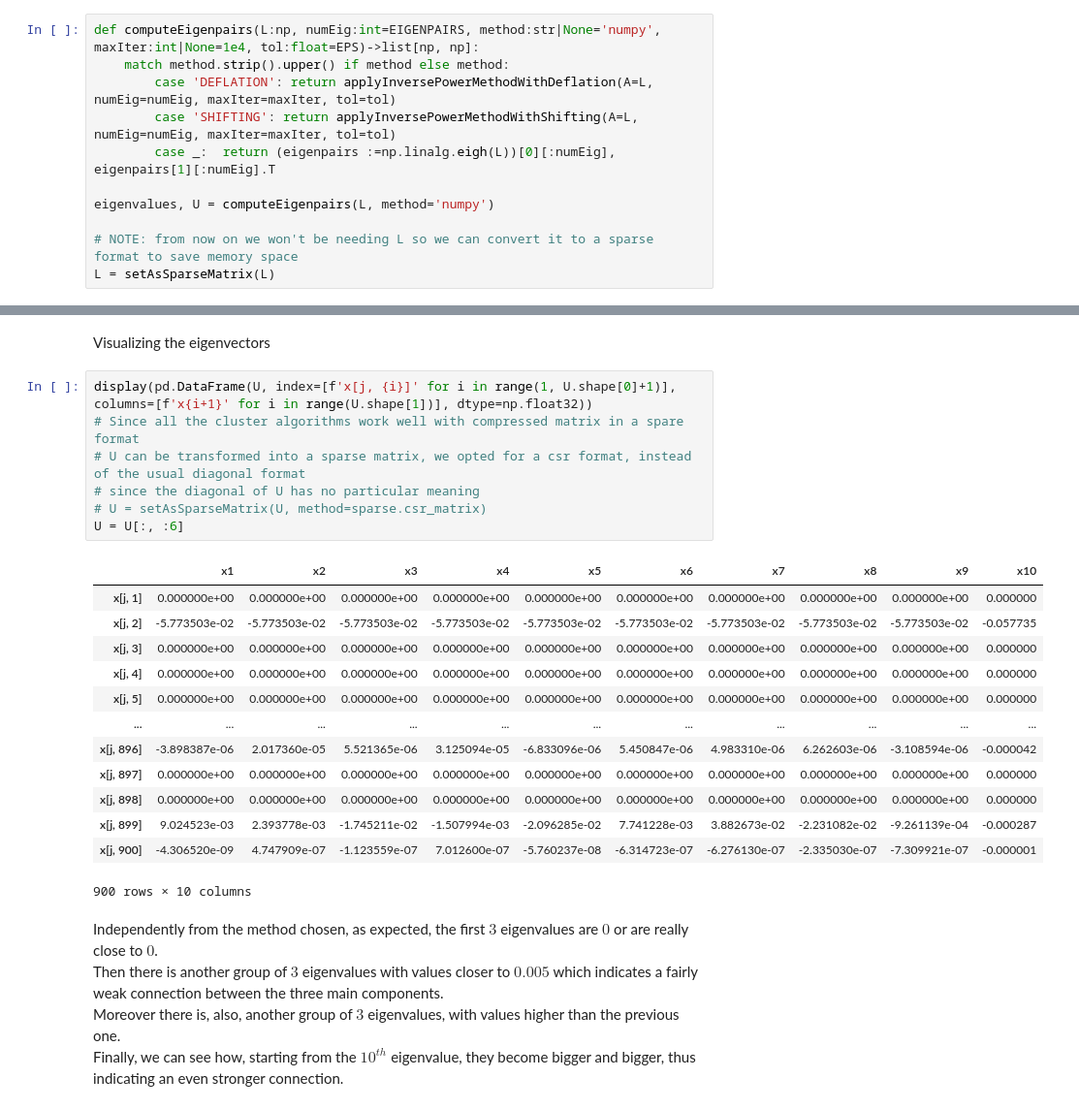
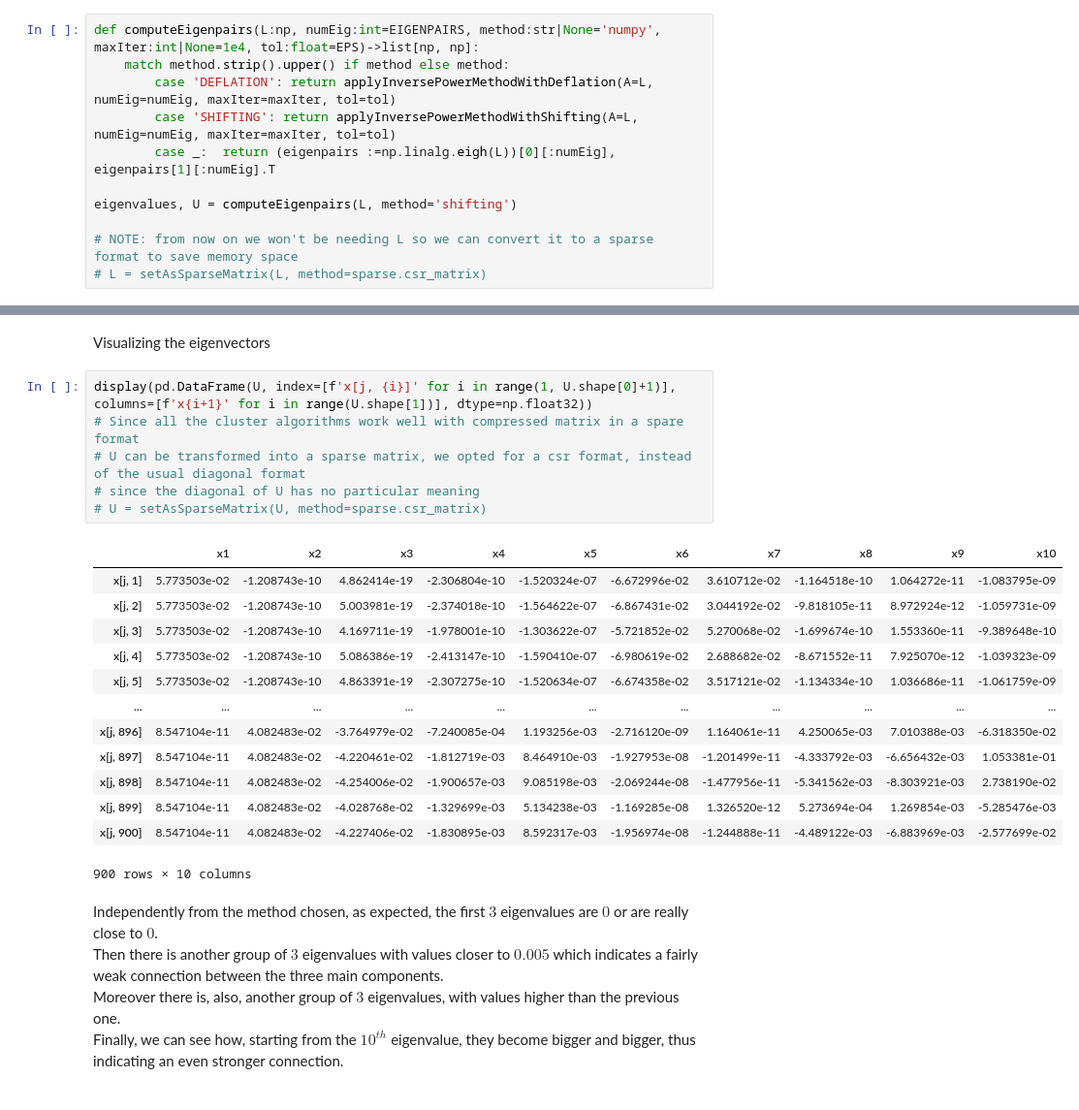
Before and after one commit to Nuzz23/02TWYSM-Computational-linear-algebra-for-large-scale-problems, a Jupyter notebook: Assignments/Berrone/HW_SC.ipynb, the cells around one changed output, grey strips where cells are left out. Shown: that part at 97% size. Drawn from its saved outputs; the diff is of its cells as text.

```diff
--- a/Assignments/Berrone/HW_SC.ipynb
+++ b/Assignments/Berrone/HW_SC.ipynb
@@ -407,10 +407,10 @@ def computeEigenpairs(L:np, numEig:int=EIGENPAIRS, method:str|None='numpy', maxI
         case 'SHIFTING': return applyInversePowerMethodWithShifting(A=L, numEig=numEig, maxIter=maxIter, tol=tol)
         case _:  return (eigenpairs :=np.linalg.eigh(L))[0][:numEig], eigenpairs[1][:numEig].T
 
-eigenvalues, U = computeEigenpairs(L, method='numpy')
+eigenvalues, U = computeEigenpairs(L, method='shifting')
 
 # NOTE: from now on we won't be needing L so we can convert it to a sparse format to save memory space
-L = setAsSparseMatrix(L)
+# L = setAsSparseMatrix(L, method=sparse.csr_matrix)
 # %% [markdown]
 Visualizing solely the eigenvalues
 # %%
@@ -433,23 +433,22 @@ Visualizing the eigenvectors
 # %%
 display(pd.DataFrame(U, index=[f'x[j, {i}]' for i in range(1, U.shape[0]+1)], columns=[f'x{i+1}' for i in range(U.shape[1])], dtype=np.float32))
 # Since all the cluster algorithms work well with compressed matrix in a spare format
 # U can be transformed into a sparse matrix, we opted for a csr format, instead of the usual diagonal format
 # since the diagonal of U has no particular meaning
 # U = setAsSparseMatrix(U, method=sparse.csr_matrix)
-U = U[:, :6]
 # %% [output]
 |  | x1 | x2 | x3 | x4 | x5 | x6 | x7 | x8 | x9 | x10 |
-| x[j, 1] | 0.000000e+00 | 0.000000e+00 | 0.000000e+00 | 0.000000e+00 | 0.000000e+00 | 0.000000e+00 | 0.000000e+00 | 0.000000e+00 | 0.000000e+00 | 0.000000 |
-| x[j, 2] | -5.773503e-02 | -5.773503e-02 | -5.773503e-02 | -5.773503e-02 | -5.773503e-02 | -5.773503e-02 | -5.773503e-02 | -5.773503e-02 | -5.773503e-02 | -0.057735 |
-| x[j, 3] | 0.000000e+00 | 0.000000e+00 | 0.000000e+00 | 0.000000e+00 | 0.000000e+00 | 0.000000e+00 | 0.000000e+00 | 0.000000e+00 | 0.000000e+00 | 0.000000 |
-| x[j, 4] | 0.000000e+00 | 0.000000e+00 | 0.000000e+00 | 0.000000e+00 | 0.000000e+00 | 0.000000e+00 | 0.000000e+00 | 0.000000e+00 | 0.000000e+00 | 0.000000 |
-| x[j, 5] | 0.000000e+00 | 0.000000e+00 | 0.000000e+00 | 0.000000e+00 | 0.000000e+00 | 0.000000e+00 | 0.000000e+00 | 0.000000e+00 | 0.000000e+00 | 0.000000 |
+| x[j, 1] | 5.773503e-02 | -1.208743e-10 | 4.862414e-19 | -2.306804e-10 | -1.520324e-07 | -6.672996e-02 | 3.610712e-02 | -1.164518e-10 | 1.064272e-11 | -1.083795e-09 |
+| x[j, 2] | 5.773503e-02 | -1.208743e-10 | 5.003981e-19 | -2.374018e-10 | -1.564622e-07 | -6.867431e-02 | 3.044192e-02 | -9.818105e-11 | 8.972924e-12 | -1.059731e-09 |
+| x[j, 3] | 5.773503e-02 | -1.208743e-10 | 4.169711e-19 | -1.978001e-10 | -1.303622e-07 | -5.721852e-02 | 5.270068e-02 | -1.699674e-10 | 1.553360e-11 | -9.389648e-10 |
+| x[j, 4] | 5.773503e-02 | -1.208743e-10 | 5.086386e-19 | -2.413147e-10 | -1.590410e-07 | -6.980619e-02 | 2.688682e-02 | -8.671552e-11 | 7.925070e-12 | -1.039323e-09 |
+| x[j, 5] | 5.773503e-02 | -1.208743e-10 | 4.863391e-19 | -2.307275e-10 | -1.520634e-07 | -6.674358e-02 | 3.517121e-02 | -1.134334e-10 | 1.036686e-11 | -1.061759e-09 |
 | ... | ... | ... | ... | ... | ... | ... | ... | ... | ... | ... |
-| x[j, 896] | -3.898387e-06 | 2.017360e-05 | 5.521365e-06 | 3.125094e-05 | -6.833096e-06 | 5.450847e-06 | 4.983310e-06 | 6.262603e-06 | -3.108594e-06 | -0.000042 |
-| x[j, 897] | 0.000000e+00 | 0.000000e+00 | 0.000000e+00 | 0.000000e+00 | 0.000000e+00 | 0.000000e+00 | 0.000000e+00 | 0.000000e+00 | 0.000000e+00 | 0.000000 |
-| x[j, 898] | 0.000000e+00 | 0.000000e+00 | 0.000000e+00 | 0.000000e+00 | 0.000000e+00 | 0.000000e+00 | 0.000000e+00 | 0.000000e+00 | 0.000000e+00 | 0.000000 |
-| x[j, 899] | 9.024523e-03 | 2.393778e-03 | -1.745211e-02 | -1.507994e-03 | -2.096285e-02 | 7.741228e-03 | 3.882673e-02 | -2.231082e-02 | -9.261139e-04 | -0.000287 |
-| x[j, 900] | -4.306520e-09 | 4.747909e-07 | -1.123559e-07 | 7.012600e-07 | -5.760237e-08 | -6.314723e-07 | -6.276130e-07 | -2.335030e-07 | -7.309921e-07 | -0.000001 |
+| x[j, 896] | 8.547104e-11 | 4.082483e-02 | -3.764979e-02 | -7.240085e-04 | 1.193256e-03 | -2.716120e-09 | 1.164061e-11 | 4.250065e-03 | 7.010388e-03 | -6.318350e-02 |
+| x[j, 897] | 8.547104e-11 | 4.082483e-02 | -4.220461e-02 | -1.812719e-03 | 8.464910e-03 | -1.927953e-08 | -1.201499e-11 | -4.333792e-03 | -6.656432e-03 | 1.053381e-01 |
+| x[j, 898] | 8.547104e-11 | 4.082483e-02 | -4.254006e-02 | -1.900657e-03 | 9.085198e-03 | -2.069244e-08 | -1.477956e-11 | -5.341562e-03 | -8.303921e-03 | 2.738190e-02 |
+| x[j, 899] | 8.547104e-11 | 4.082483e-02 | -4.028768e-02 | -1.329699e-03 | 5.134238e-03 | -1.169285e-08 | 1.326520e-12 | 5.273694e-04 | 1.269854e-03 | -5.285476e-03 |
+| x[j, 900] | 8.547104e-11 | 4.082483e-02 | -4.227406e-02 | -1.830895e-03 | 8.592317e-03 | -1.956974e-08 | -1.244888e-11 | -4.489122e-03 | -6.883969e-03 | -2.577699e-02 |
 900 rows × 10 columns
 # %% [markdown]
 Independently from the method chosen, as expected, the first $3$ eigenvalues are $0$ or are really close to $0$. <br>
```
Also changed, not shown: parts of 6 cells of this notebook.
